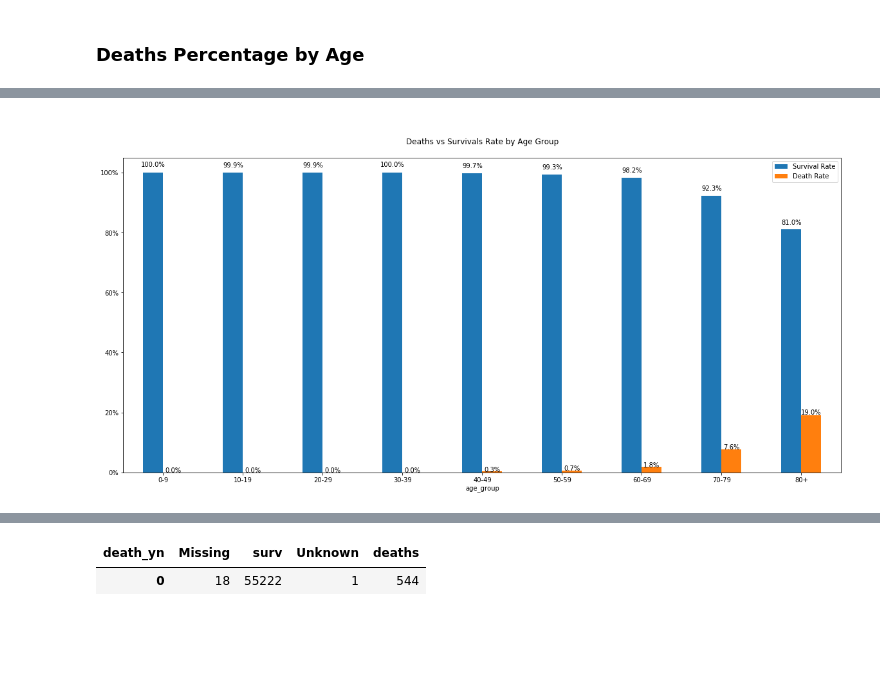
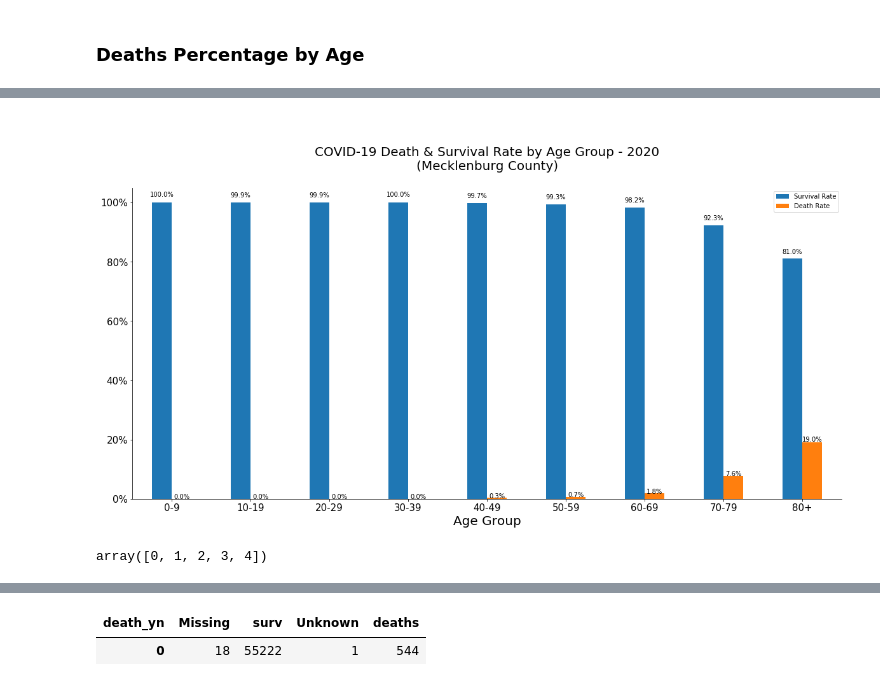
Before and after one commit to lauradahlberg/covid-19_analysis_NC, a Jupyter notebook: exploring_mecklenburg_covid_CDC_data.ipynb, the cells around one changed output, grey strips where cells are left out. Saved outputs shown, nothing was run; the diff lists cells and outputs as text; code cells hidden in the pictures; blank space fills up the shorter version.

```diff
--- a/exploring_mecklenburg_covid_CDC_data.ipynb
+++ b/exploring_mecklenburg_covid_CDC_data.ipynb
@@ -220,16 +286,18 @@ plt.scatter(x=x, y=y, s=z*100, alpha=0.5)
 ### Deaths Percentage by Age
 # %%
 ## renaming some columns for easy understanding
-tba = tba.rename(columns = {'No': 'surv', 'Yes':'deaths'}).reset_index()
-# tba
-# tba.dtypes
+# tba = tba.rename(columns = {'No': 'surv', 'Yes':'deaths'}).reset_index()
+# # tba
+# # tba.dtypes
 
-## percentages for missing (miss_p) survival (surv_p),  unknown (unkn_p), deaths (dths_p), total (totl_p)
-## percentages by row, within each age group
-tba['miss_p'] = ((tba['Missing']*100)/tba['total']).round(1)
-tba['surv_p'] = ((tba['surv']*100)/tba['total']).round(1)
-tba['unkn_p'] = ((tba['Unknown']*100)/tba['total']).round(1)
-tba['dths_p'] = ((tba['deaths']*100)/tba['total']).round(1)
-tba['totl_p'] = (tba['total']*100)/tba['total']
+# ## percentages for missing (miss_p) survival (surv_p),  unknown (unkn_p), deaths (dths_p), total (totl_p)
+# ## percentages by row, within each age group
+# tba['miss_p'] = ((tba['Missing']*100)/tba['total']).round(1)
+# tba['surv_p'] = ((tba['surv']*100)/tba['total']).round(1)
+# tba['unkn_p'] = ((tba['Unknown']*100)/tba['total']).round(1)
+# tba['dths_p'] = ((tba['deaths']*100)/tba['total']).round(1)
+# tba['totl_p'] = (tba['total']*100)/tba['total']
+# tba=tba.reset_index()
+tba = tba.reset_index()
 tba
 # %% [output]
@@ -246,20 +314,34 @@ tba
 # %%
 ## plotting
-ax = tba.plot(x='age_group', y=['surv_p', 'dths_p'],
+
+ax = tba.reset_index().plot(x='age_group', y=['surv_p', 'dths_p'],
                 kind='bar',
                 figsize=(20,9),
                 rot=0,
-                title= '\n\nDeaths vs Survivals Rate by Age Group\n')
+                fontsize=15)
 
 for p in ax.patches:
     width = p.get_width()
     height = p.get_height()
     x, y = p.get_xy()
     ax.annotate(f'{height}%', (x + width/2, y + height*1.02), ha='center')
 
+ax.set_title('\n\nCOVID-19 Death & Survival Rate by Age Group - 2020\n(Mecklenburg County)\n', fontsize =20)
 ax.yaxis.set_major_formatter(mtick.PercentFormatter())
 ax.set_xticklabels(['0-9', '10-19', '20-29', '30-39', '40-49', '50-59', '60-69', '70-79', '80+']);
+ax.set_xlabel('Age Group', fontsize=20)
 ax.legend(['Survival Rate', 'Death Rate']);
 ## label group barchart: https://stackoverflow.com/questions/52080991/display-percentage-above-bar-chart-in-matplotlib
+
+# Hide the right and top spines
+ax.spines['right'].set_visible(False)
+ax.spines['top'].set_visible(False)
+
+## Save chart as png file
+# ax.figure.savefig(IMAGES/'d_s_rate-by_age.png' )
 # %% [output]
-[figure, old version]
+[figure, new version]
+# %%
+np.arange(5)
+# %% [output]
+array([0, 1, 2, 3, 4])
```
Also changed, not shown: parts of 25 cells of this notebook.
